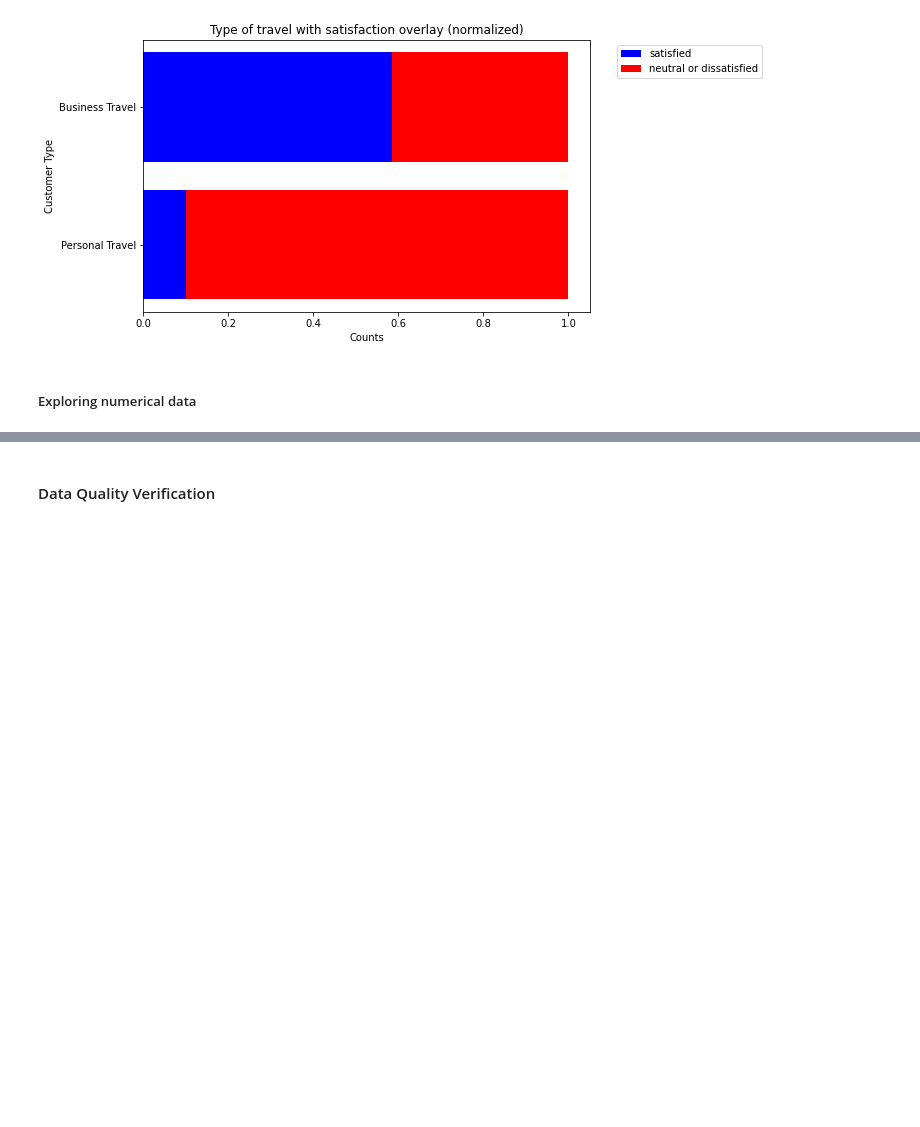
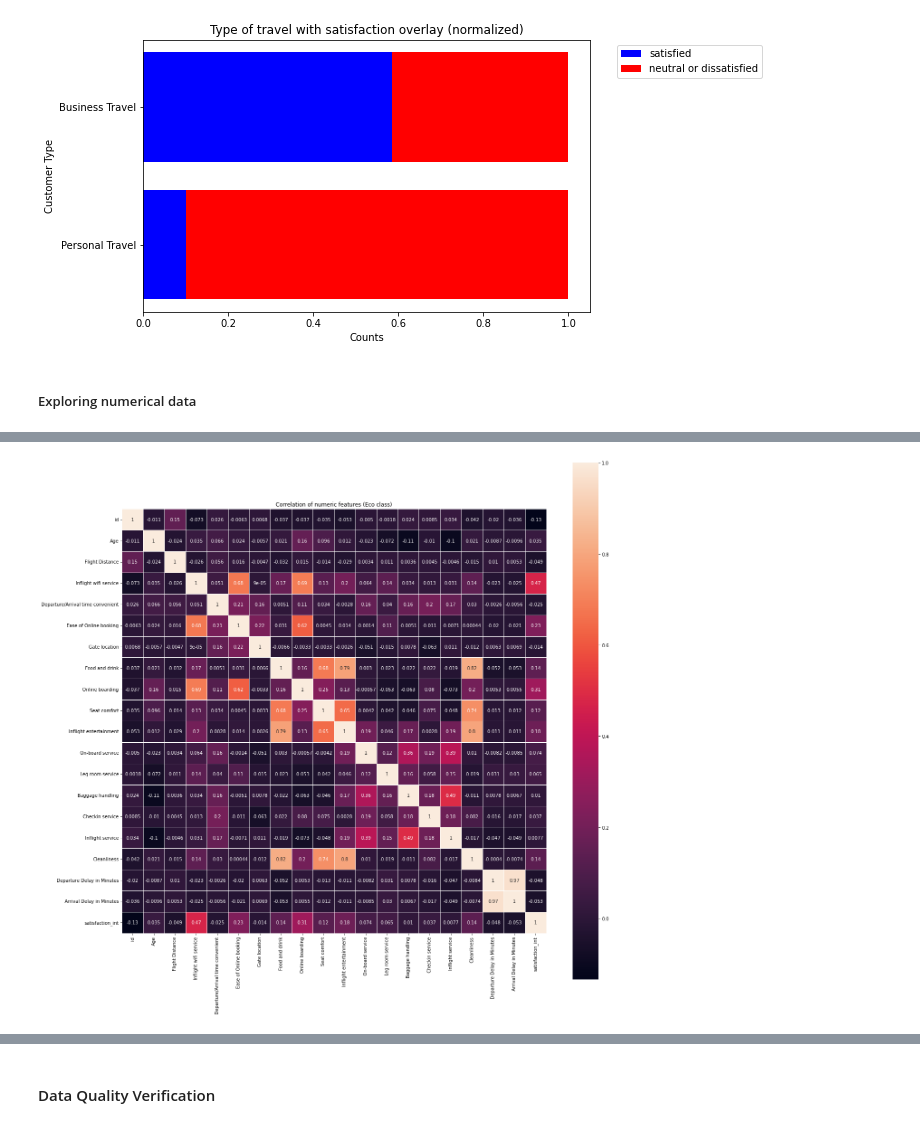
Before and after one commit to isdmg/CS131-8L-PROJECT-PARAGUAY, a Jupyter notebook: CS131-8L PROJECT - PARAGUAY.ipynb, the cells around one changed output, grey strips where cells are left out. Saved outputs shown, nothing was run; the diff lists cells and outputs as text; code cells hidden in the pictures; blank space fills up the shorter version.

```diff
--- a/CS131-8L PROJECT - PARAGUAY.ipynb
+++ b/CS131-8L PROJECT - PARAGUAY.ipynb
@@ -339,0 +389,3 @@ Name: satisfaction_int, dtype: float64
+# %%
+df_eco_correlation = df_eco_numeric_features.corr()
+print(df_eco_correlation['satisfaction_int'].sort_values(ascending = False), '\n')
@@ -347,0 +447,8 @@ plt.show()
+# %%
+# Correlation heatmap
+plt.figure(figsize=(21,21))
+plt.title('Correlation of numeric features (Eco class)')
+sns.heatmap(df_eco_correlation, square=True, linewidths=0.8, annot=True, annot_kws={"size":10})
+plt.show()
+# %% [output]
+[figure, added]
```
Also changed, not shown: parts of 15 cells of this notebook.
